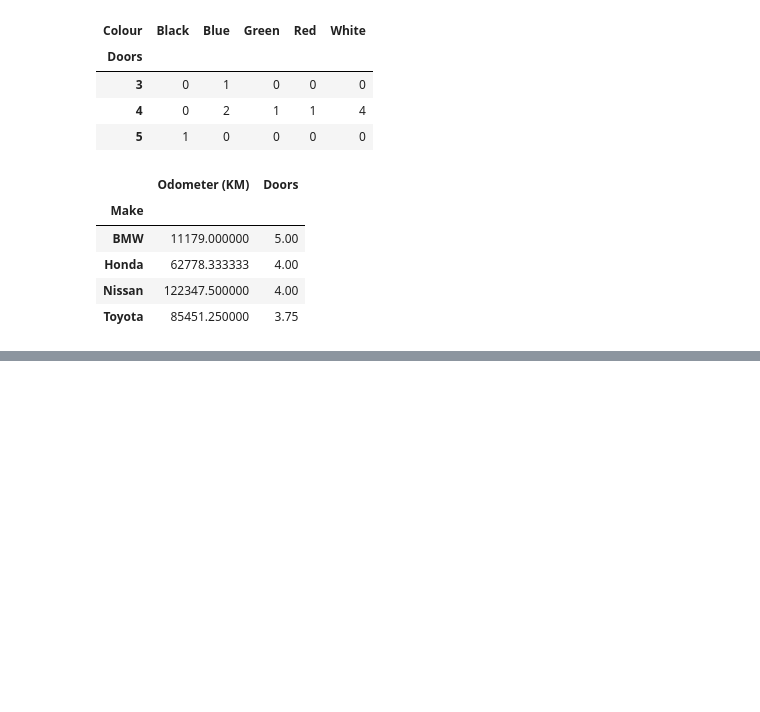
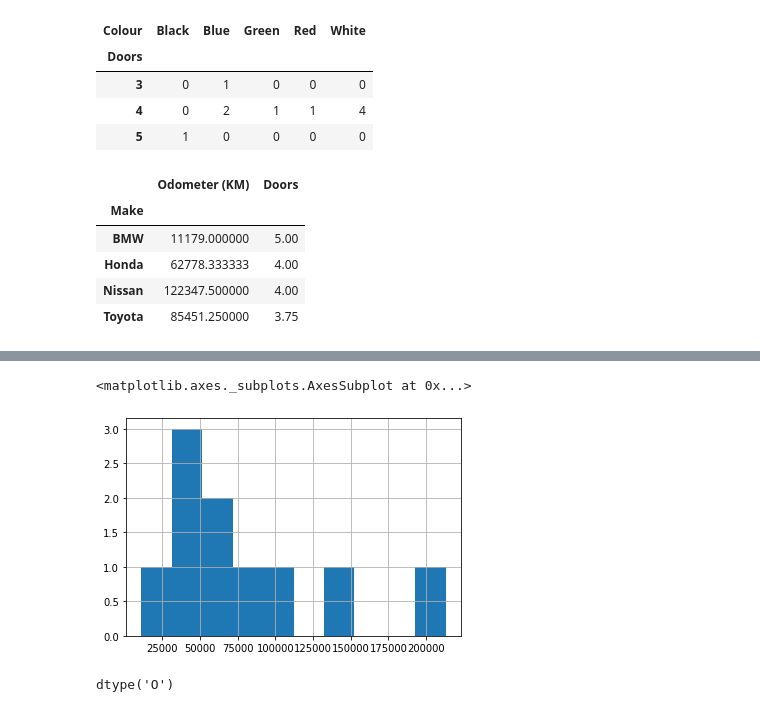
Before and after one commit to Haris-584/python-and-intro-to-data-science, a Jupyter notebook: Pandas/Introduction to pandas.ipynb, the cells around one changed output, grey strips where cells are left out. Saved outputs shown, nothing was run; the diff lists cells and outputs as text; code cells hidden in the pictures; blank space fills up the shorter version.

```diff
--- a/Pandas/Introduction to pandas.ipynb
+++ b/Pandas/Introduction to pandas.ipynb
@@ -415,0 +424,12 @@ car_sales.groupby(["Make"]).mean()
+# %%
+# histrogram
+car_sales["Odometer (KM)"].hist()
+# %% [output]
+<matplotlib.axes._subplots.AxesSubplot at 0x...>
+[figure, added]
+# %%
+# check price colum
+# error because non numeric data
+car_sales["Price"].dtype
+# %% [output]
+dtype('O')
```
Also changed, not shown: parts of 32 cells of this notebook, 12 other files.
